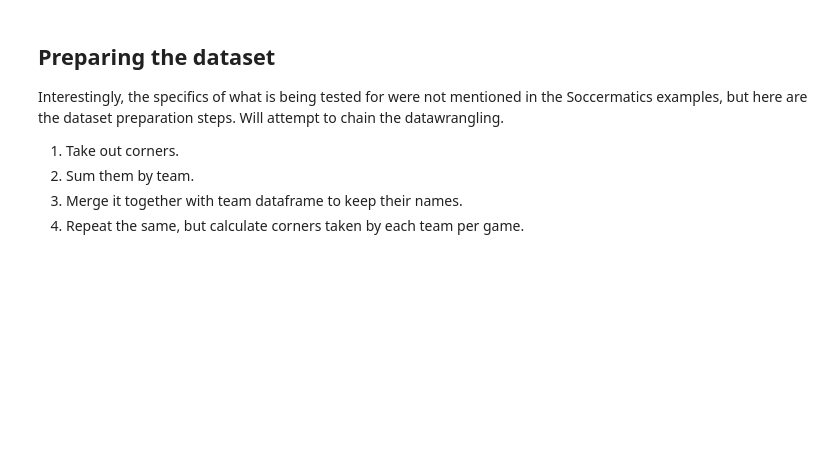
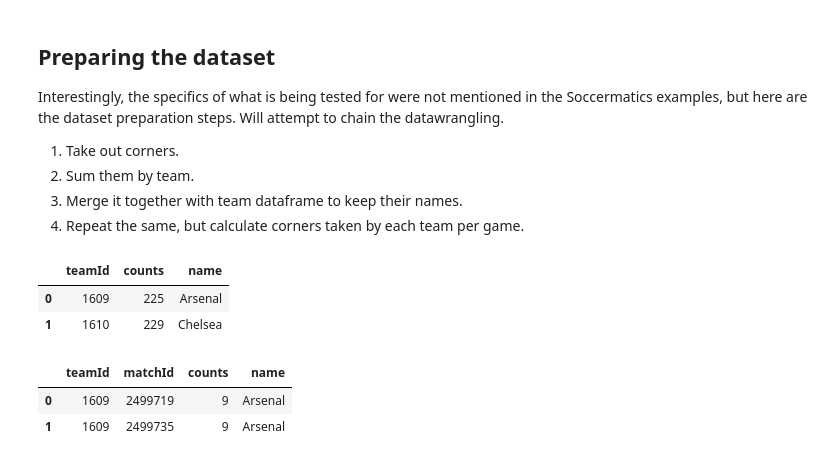
Before and after one commit to khoffLSU/footy_analytics, a Jupyter notebook: Statistical Tests Sign, Z and T.ipynb, the cells around one changed output. Drawn from its saved outputs; the diff is of its cells as text; code cells hidden in the pictures; blank space fills up the shorter version.

```diff
--- a/Statistical Tests Sign, Z and T.ipynb
+++ b/Statistical Tests Sign, Z and T.ipynb
@@ -159,3 +159,31 @@ Interestingly, the specifics of what is being tested for were not mentioned in t
 2. Sum them by team.
 3. Merge it together with team dataframe to keep their names.
 4. Repeat the same, but calculate corners taken by each team per game.
+# %%
+corners_by_team = (train
+                   .loc[lambda df: df["subEventName"] == "Corner"] # get corners
+                   .groupby('teamId') # group by team
+                   .size() # sum the grouping by team
+                   .reset_index(name='counts') # reset the index
+                   .merge(teams_df[["name", "teamId"]], how = "left", on = ["teamId"]) # join with team data
+                  )
+
+corners_by_team.head(2)
+# %% [output]
+|  | teamId | counts | name |
+| 0 | 1609 | 225 | Arsenal |
+| 1 | 1610 | 229 | Chelsea |
+# %%
+corners_by_game = (train
+                   .loc[lambda df: df["subEventName"] == "Corner"] # get corners
+                   .groupby(['teamId','matchId']) # group by team
+                   .size() # sum the grouping by team
+                   .reset_index(name='counts')
+                   .merge(teams_df[["name", "teamId"]], how = "left", on = ["teamId"])
+                  )
+
+corners_by_game.head(2)
+# %% [output]
+|  | teamId | matchId | counts | name |
+| 0 | 1609 | 2499719 | 9 | Arsenal |
+| 1 | 1609 | 2499735 | 9 | Arsenal |
```
Also changed, not shown: parts of 13 cells of this notebook.
